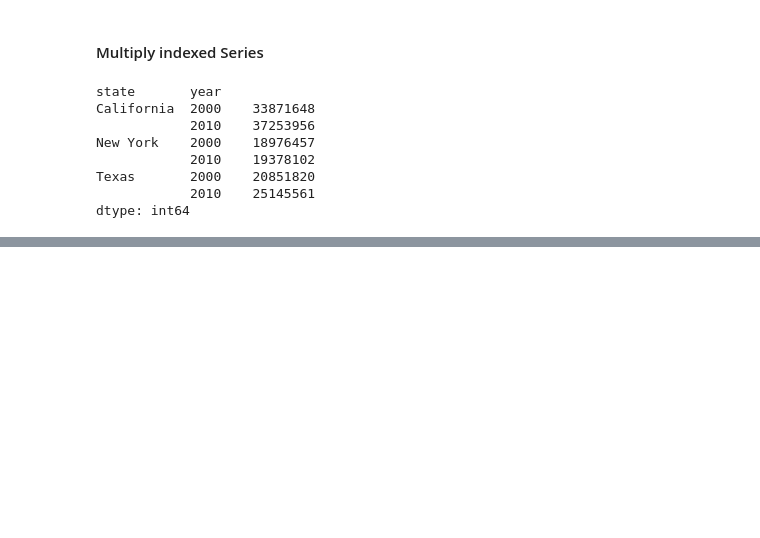
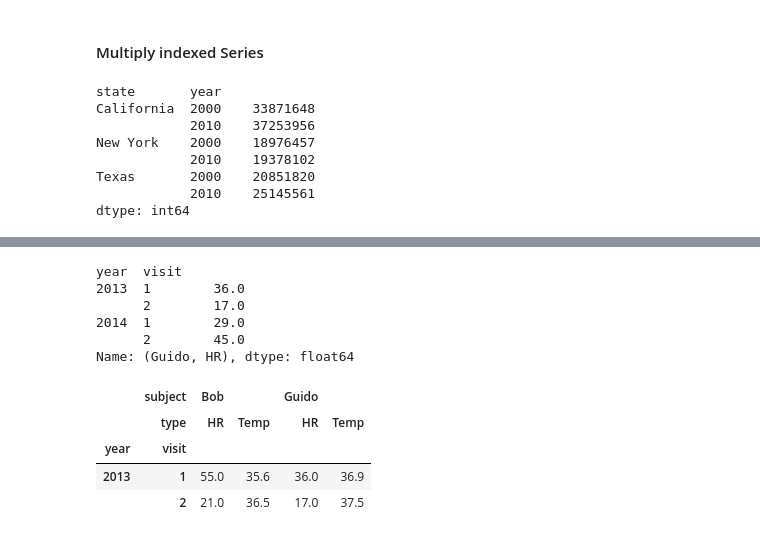
Before and after one commit to f0anits1o/Python-Data-Analysis, a Jupyter notebook: pandas2.ipynb, the cells around one changed output, grey strips where cells are left out. Drawn from its saved outputs; the diff is of its cells as text; code cells hidden in the pictures; blank space fills up the shorter version.

```diff
--- a/pandas2.ipynb
+++ b/pandas2.ipynb
@@ -1204,0 +1266,17 @@ dtype: int64
+# %%
+health_data['Guido', 'HR']
+# %% [output]
+year  visit
+2013  1        36.0
+      2        17.0
+2014  1        29.0
+      2        45.0
+Name: (Guido, HR), dtype: float64
+# %%
+health_data.iloc[:2, :4]
+# %% [output]
+|  | subject | Bob |  | Guido |  |
+|  | type | HR | Temp | HR | Temp |
+| year | visit |  |  |  |  |
+| 2013 | 1 | 55.0 | 35.6 | 36.0 | 36.9 |
+|  | 2 | 21.0 | 36.5 | 17.0 | 37.5 |
```
Also changed, not shown: parts of 36 cells of this notebook.
